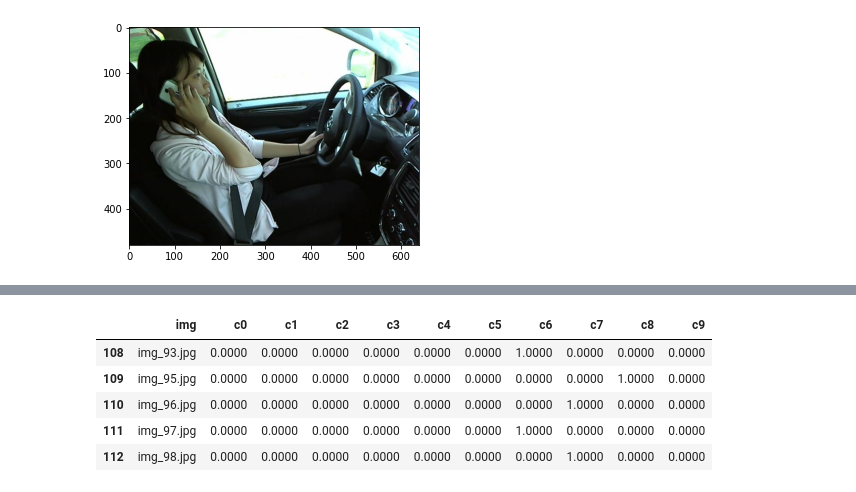
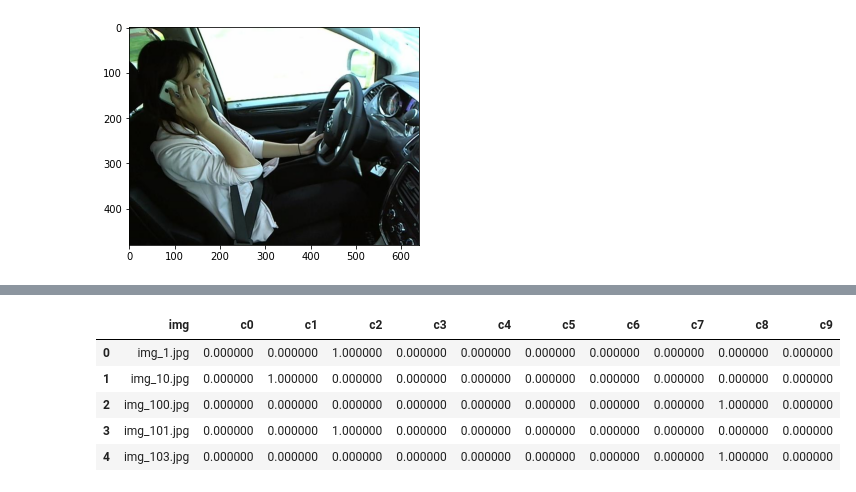
Before and after one commit to roshan-pandey/Driver-Distraction-Detection, a Jupyter notebook: notebooks/Driver_Distraction_Detection.ipynb, the cells around one changed output, grey strips where cells are left out. Saved outputs shown, nothing was run; the diff lists cells and outputs as text; code cells hidden in the pictures.

Commit message:
fine tuning the model

```diff
--- a/notebooks/Driver_Distraction_Detection.ipynb
+++ b/notebooks/Driver_Distraction_Detection.ipynb
@@ -8,8 +8,8 @@ from tqdm import tqdm
 from tensorflow.keras.models import Model, load_model
 from tensorflow.keras.applications.resnet50 import preprocess_input, decode_predictions
 from tensorflow.keras.preprocessing import image
-# %%
-pd.set_option('display.float_format', lambda x: '%0.4f' % x)
+# %%
+pd.set_option('display.float_format', lambda x: '%0.6f' % x)
 # %%
 model1 = load_model("../models/model1/model1.h5")
 # %%
@@ -36,10 +36,12 @@ plt.imshow(img)
 <matplotlib.image.AxesImage at 0x...>
 [figure]
 # %%
-predictions = []
-for filepath in tqdm(glob.iglob('../data/raw_data/imgs/small_test/*.jpg')):
-    row = classify_driver(filepath, model1)
-    file_name = filepath.split("\\")[-1]
-    row = list(row[0])
-    row.insert(0, file_name)
-    predictions.append(row)
+def make_pred(model):
+    predictions = []
+    for filepath in tqdm(glob.iglob('../data/raw_data/imgs/small_test/*.jpg')):
+        row = classify_driver(filepath, model)
+        file_name = filepath.split("\\")[-1]
+        row = list(row[0])
+        row.insert(0, file_name)
+        predictions.append(row)
+    return predictions
@@ -67,9 +48,3 @@ c9: talking to passenger
-# %%
-pred_df.tail()
-# %% [output]
-|  | img | c0 | c1 | c2 | c3 | c4 | c5 | c6 | c7 | c8 | c9 |
-| 108 | img_93.jpg | 0.0000 | 0.0000 | 0.0000 | 0.0000 | 0.0000 | 0.0000 | 1.0000 | 0.0000 | 0.0000 | 0.0000 |
-| 109 | img_95.jpg | 0.0000 | 0.0000 | 0.0000 | 0.0000 | 0.0000 | 0.0000 | 0.0000 | 0.0000 | 1.0000 | 0.0000 |
-| 110 | img_96.jpg | 0.0000 | 0.0000 | 0.0000 | 0.0000 | 0.0000 | 0.0000 | 0.0000 | 1.0000 | 0.0000 | 0.0000 |
-| 111 | img_97.jpg | 0.0000 | 0.0000 | 0.0000 | 0.0000 | 0.0000 | 0.0000 | 1.0000 | 0.0000 | 0.0000 | 0.0000 |
-| 112 | img_98.jpg | 0.0000 | 0.0000 | 0.0000 | 0.0000 | 0.0000 | 0.0000 | 0.0000 | 1.0000 | 0.0000 | 0.0000 |
+# %%
+predictions1 = make_pred(model1)
+pred_df1 = pd.DataFrame (predictions1, columns = ['img', 'c0', 'c1', 'c2','c3', 'c4', 'c5', 'c6', 'c7', 'c8', 'c9'])
@@ -75,0 +66,9 @@ pred_df.tail()
+# %%
+pred_df1.head()
+# %% [output]
+|  | img | c0 | c1 | c2 | c3 | c4 | c5 | c6 | c7 | c8 | c9 |
+| 0 | img_1.jpg | 0.000000 | 0.000000 | 1.000000 | 0.000000 | 0.000000 | 0.000000 | 0.000000 | 0.000000 | 0.000000 | 0.000000 |
+| 1 | img_10.jpg | 0.000000 | 1.000000 | 0.000000 | 0.000000 | 0.000000 | 0.000000 | 0.000000 | 0.000000 | 0.000000 | 0.000000 |
+| 2 | img_100.jpg | 0.000000 | 0.000000 | 0.000000 | 0.000000 | 0.000000 | 0.000000 | 0.000000 | 0.000000 | 1.000000 | 0.000000 |
+| 3 | img_101.jpg | 0.000000 | 0.000000 | 1.000000 | 0.000000 | 0.000000 | 0.000000 | 0.000000 | 0.000000 | 0.000000 | 0.000000 |
+| 4 | img_103.jpg | 0.000000 | 0.000000 | 0.000000 | 0.000000 | 0.000000 | 0.000000 | 0.000000 | 0.000000 | 1.000000 | 0.000000 |
```
Also changed, not shown: parts of 7 cells of this notebook, 3 other files.
